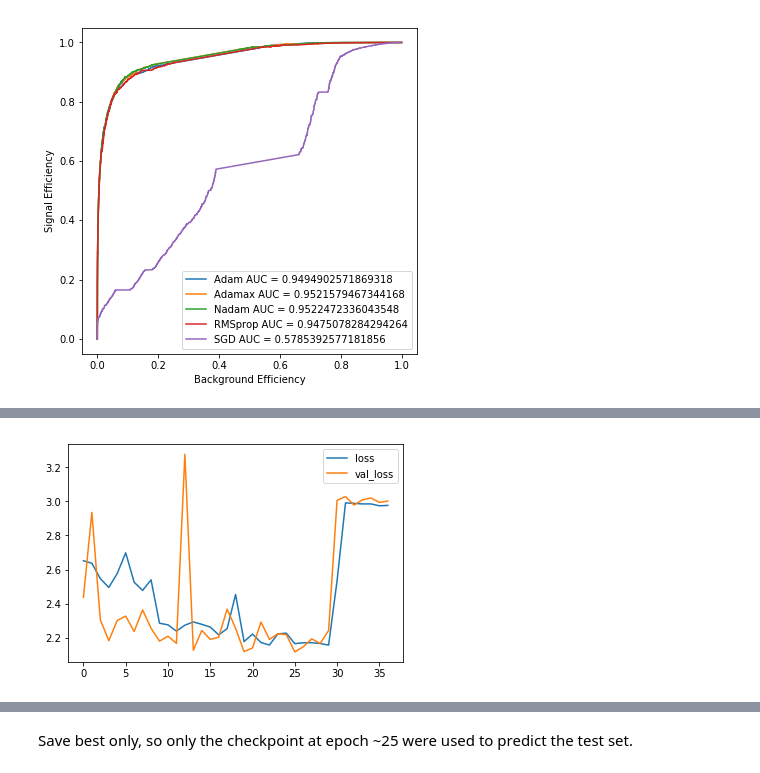
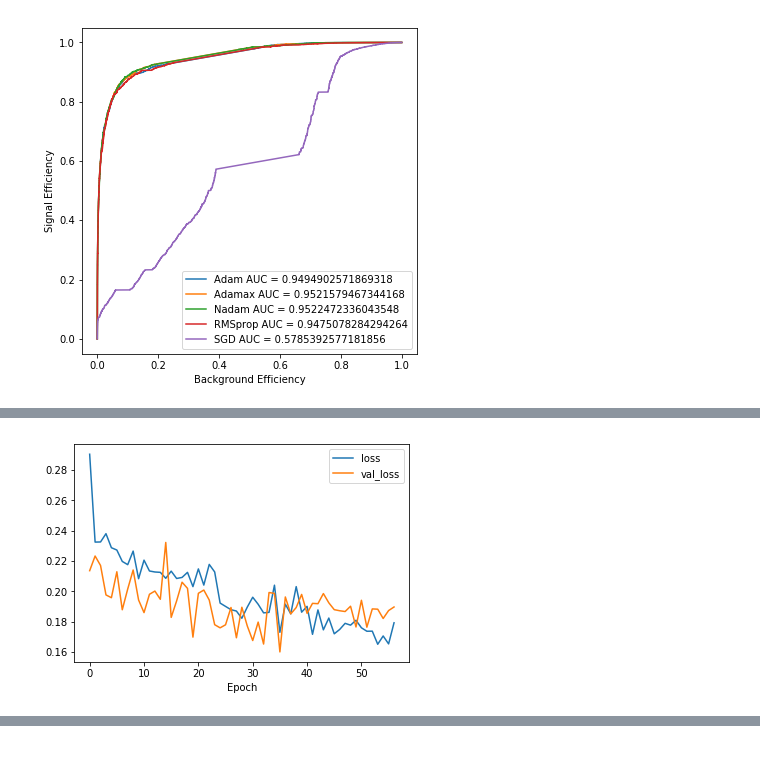
Before and after one commit to RazorCMS/DeepAnalyzer, a Jupyter notebook: keras/Visualization.ipynb, the cells around one changed output, grey strips where cells are left out. Cells and saved outputs as stored; diff of their text form; code cells hidden in the pictures.

```diff
--- a/keras/Visualization.ipynb
+++ b/keras/Visualization.ipynb
@@ -318,10 +426,18 @@ with h5py.File("Result/Template0.h5","w") as out:
 # %%
 import pickle
 
-history = pickle.load(open("History/history0.sav","rb"))
+history = pickle.load(open("History/history0_Parameterized.sav","rb"))
+plt.figure()
 plt.plot(history['loss'], label='loss')
 plt.plot(history['val_loss'], label='val_loss')
 plt.legend(loc='best')
+plt.xlabel('Epoch')
 plt.show()
+plt.figure()
+plt.plot(history['acc'], label='accuracy')
+plt.plot(history['val_acc'], label='val_accuracy')
+plt.legend(loc='best')
+plt.xlabel('Epoch')
+plt.show()
 # %% [output]
-[figure, old version]
+[figure, new version]
@@ -328,2 +444,0 @@ plt.show()
-# %% [markdown]
-Save best only, so only the checkpoint at epoch ~25 were used to predict the test set.
```
Also changed, not shown: parts of 17 cells of this notebook.
